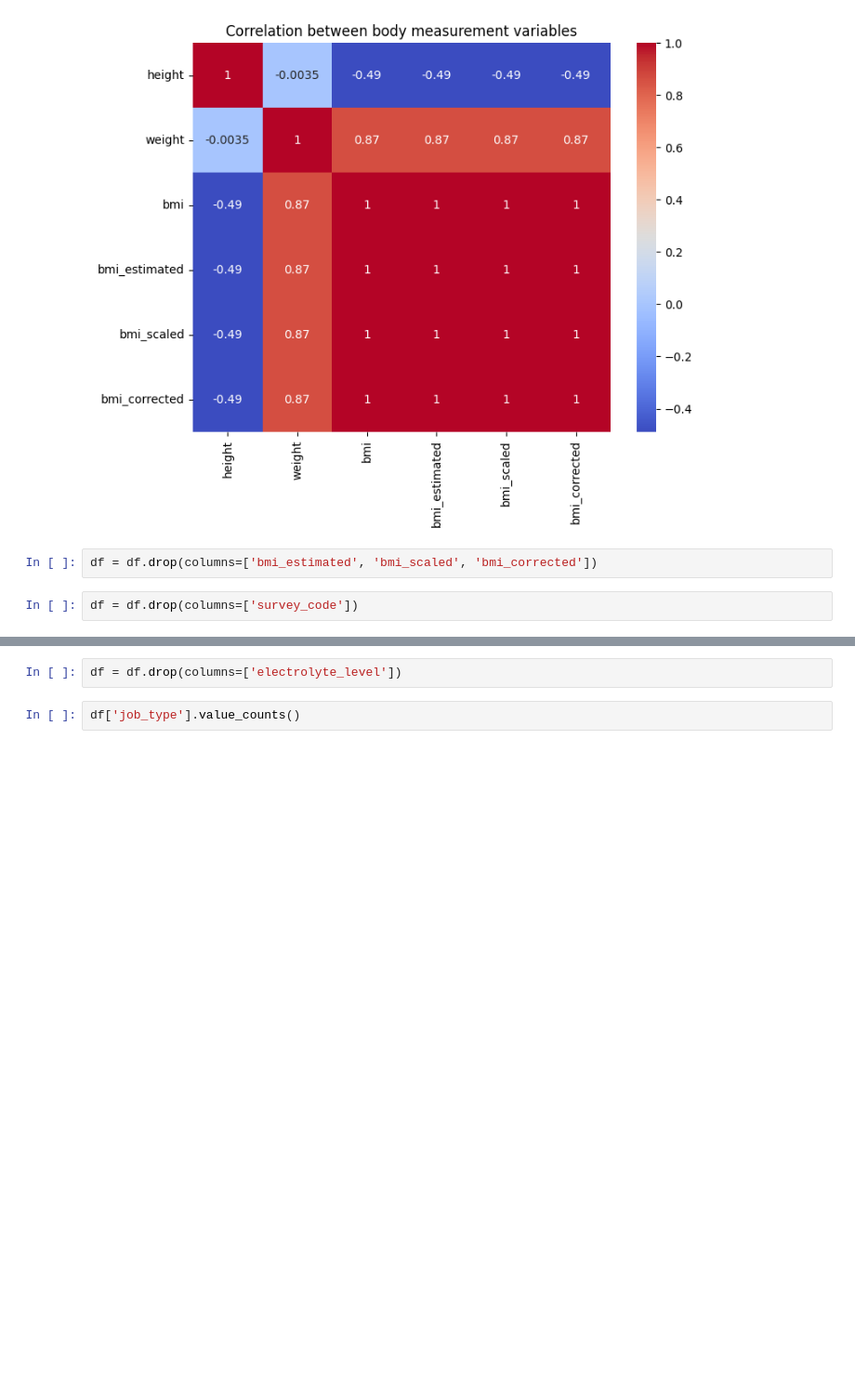
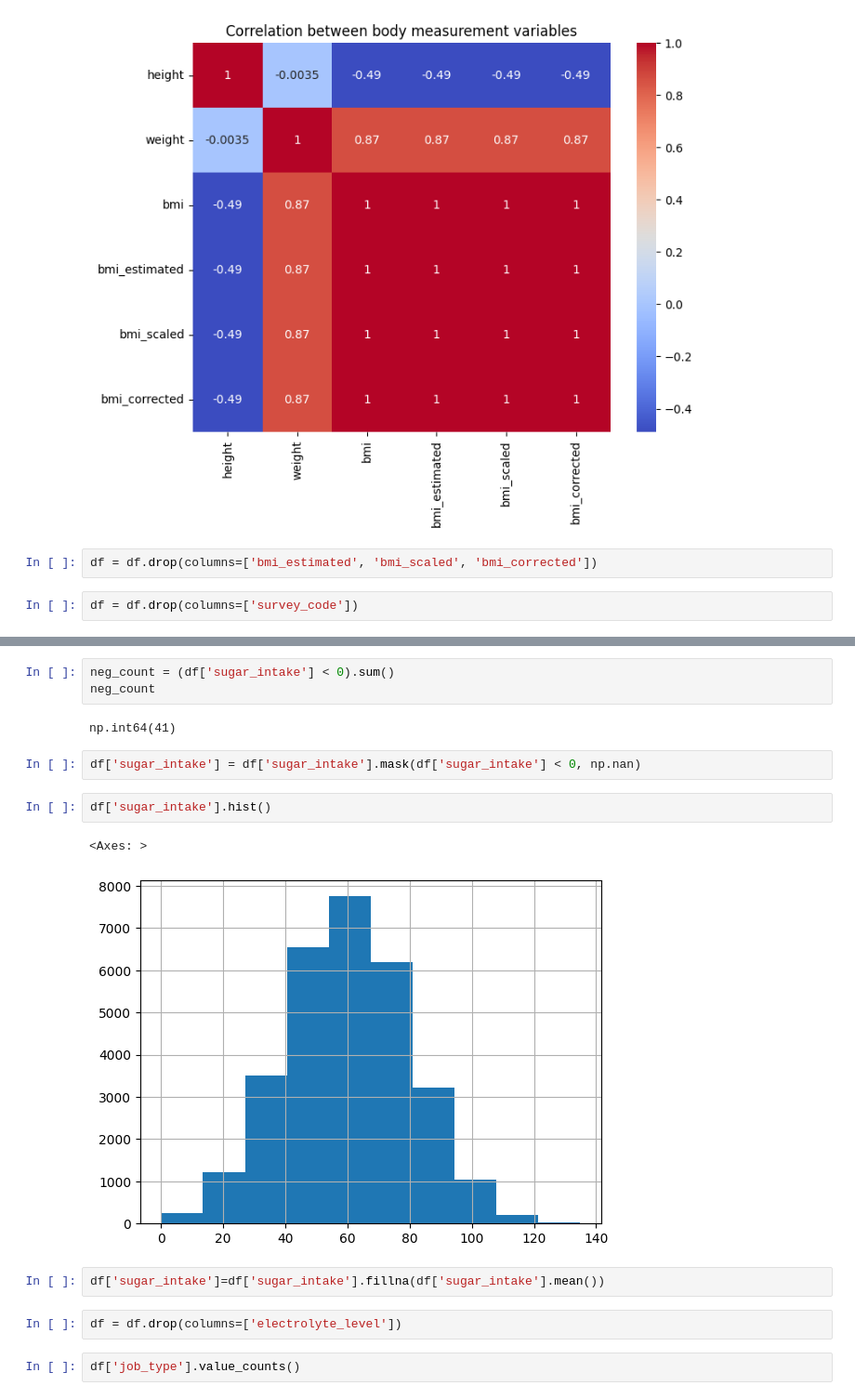
Before and after one commit to SanjayBista1010/Classification, a Jupyter notebook: DiseaseRiskAnalysis.ipynb, the cells around one changed output, grey strips where cells are left out. Shown at 93% size. Drawn from its saved outputs; the diff is of its cells as text; blank space fills up the shorter version.

```diff
--- a/DiseaseRiskAnalysis.ipynb
+++ b/DiseaseRiskAnalysis.ipynb
@@ -309,3 +311,17 @@ max                  NaN            NaN       NaN      NaN
+# %%
+neg_count = (df['sugar_intake'] < 0).sum()
+neg_count
+# %% [output]
+np.int64(41)
+# %%
+df['sugar_intake'] = df['sugar_intake'].mask(df['sugar_intake'] < 0, np.nan)
+# %%
+df['sugar_intake'].hist()
+# %% [output]
+<Axes: >
+[figure, added]
+# %%
+df['sugar_intake']=df['sugar_intake'].fillna(df['sugar_intake'].mean())
 # %%
 df = df.drop(columns=['electrolyte_level'])
 # %%
```
Also changed, not shown: parts of 5 cells of this notebook.
